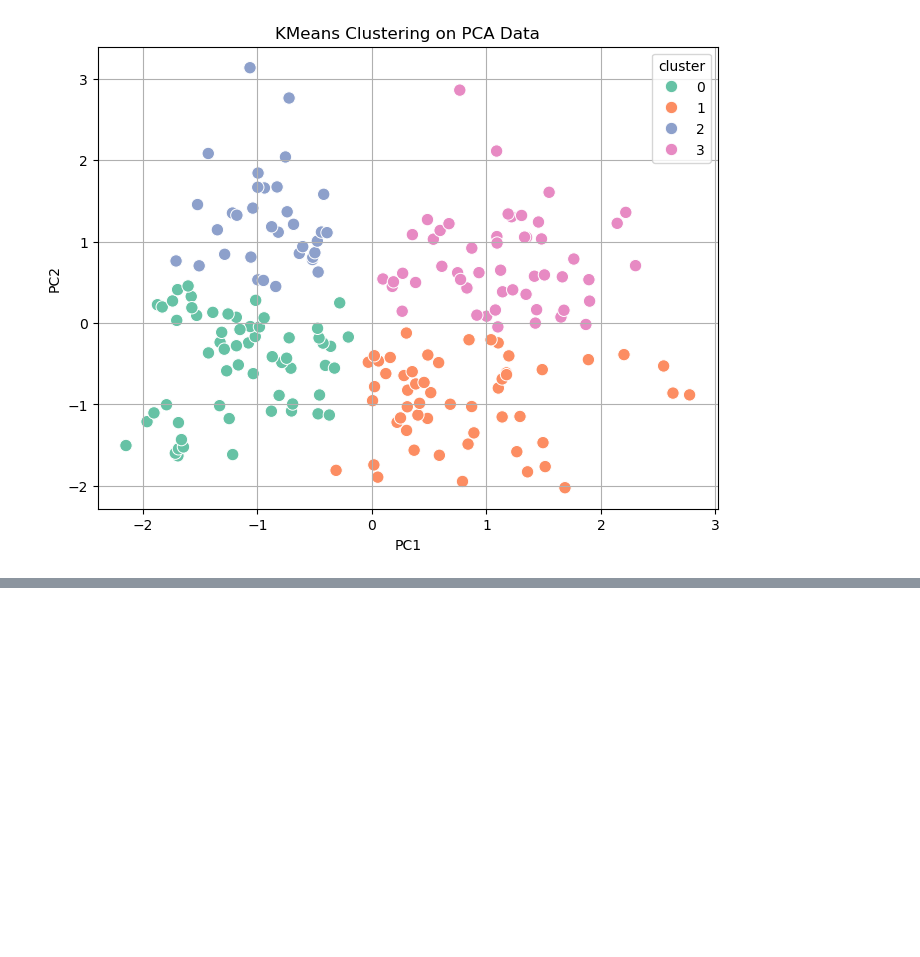
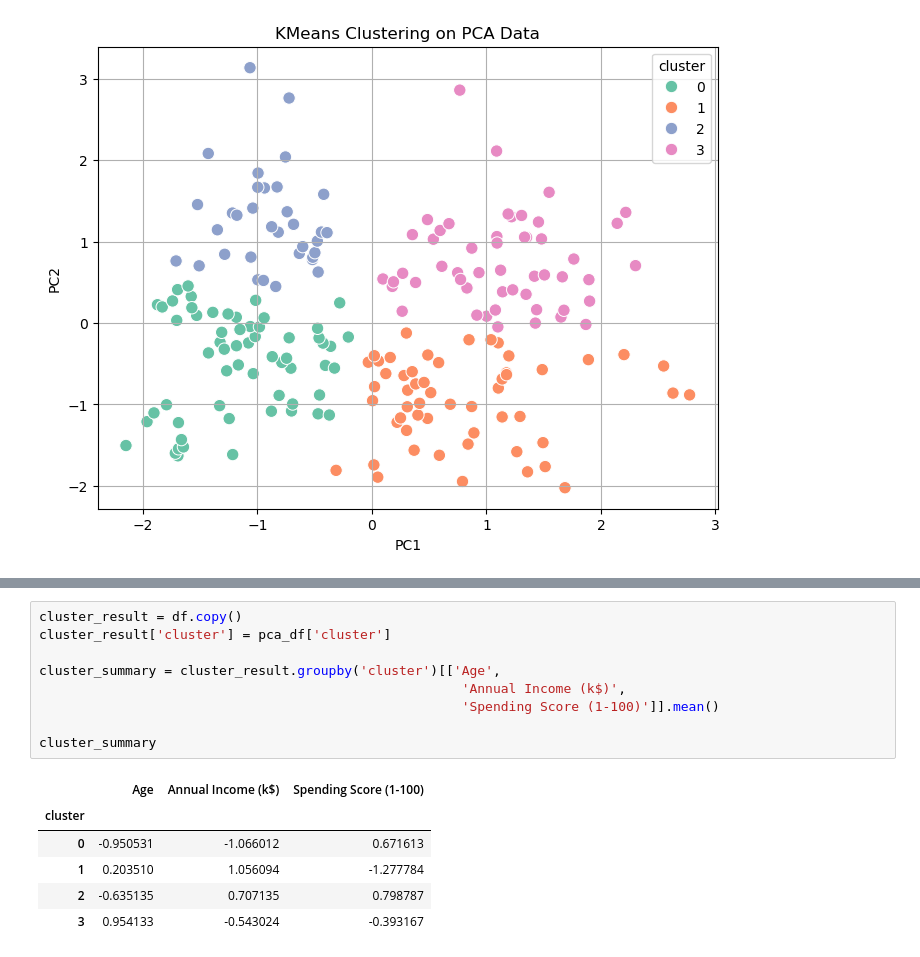
Before and after one commit to chanho0215/hipython, a Jupyter notebook: ml/9_mallcustomers.ipynb, the cells around one changed output, grey strips where cells are left out. Cells and saved outputs as stored; diff of their text form; blank space fills up the shorter version.

```diff
--- a/ml/9_mallcustomers.ipynb
+++ b/ml/9_mallcustomers.ipynb
@@ -157,0 +227,16 @@ plt.show()
+# %%
+cluster_result = df.copy()
+cluster_result['cluster'] = pca_df['cluster']
+
+cluster_summary = cluster_result.groupby('cluster')[['Age',
+                                                      'Annual Income (k$)',
+                                                      'Spending Score (1-100)']].mean()
+
+cluster_summary
+# %% [output]
+|  | Age | Annual Income (k$) | Spending Score (1-100) |
+| cluster |  |  |  |
+| 0 | -0.950531 | -1.066012 | 0.671613 |
+| 1 | 0.203510 | 1.056094 | -1.277784 |
+| 2 | -0.635135 | 0.707135 | 0.798787 |
+| 3 | 0.954133 | -0.543024 | -0.393167 |
```
Also changed, not shown: parts of 7 cells of this notebook.
